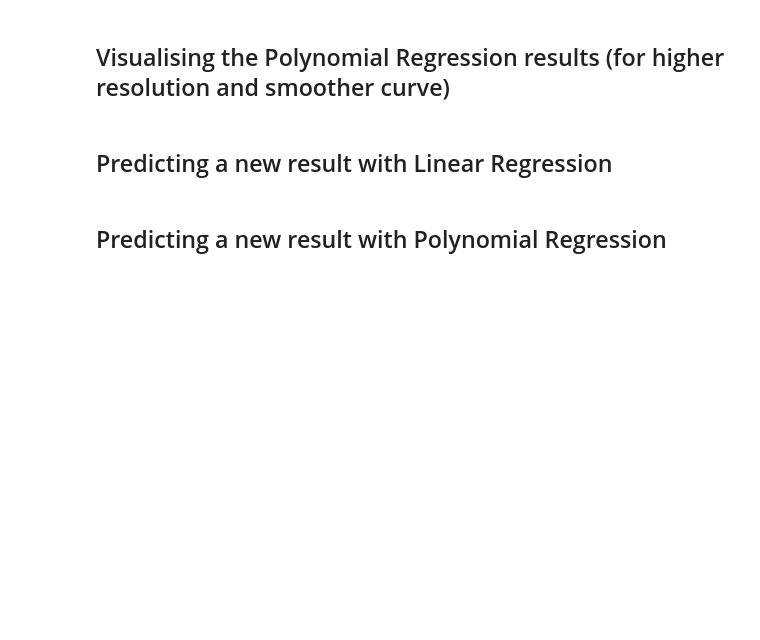
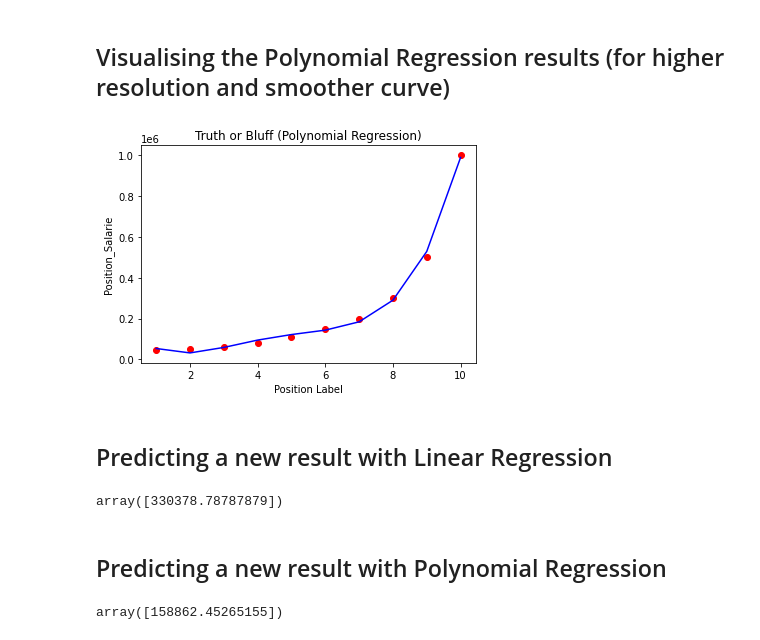
Before and after one commit to KazuyaSerizawa/Machine-Learning-A-Z, a Jupyter notebook: polynomial_regression.ipynb, the cells around one changed output. Cells and saved outputs as stored; diff of their text form; code cells hidden in the pictures; blank space fills up the shorter version.

```diff
--- a/polynomial_regression.ipynb
+++ b/polynomial_regression.ipynb
@@ -57,6 +57,25 @@ plt.show()
 # %% [markdown]
 ## Visualising the Polynomial Regression results (for higher resolution and smoother curve)
+# %%
+X_grid = np.arange(min(X), max(X),0.1)
+X_grid = X_grid.reshape(len(X_grid),1)
+plt.scatter(X, y, color = 'red')
+plt.plot(X, lin_reg_2.predict(X_poly), color = 'blue')
+plt.title('Truth or Bluff (Polynomial Regression)')
+plt.xlabel('Position Label')
+plt.ylabel('Position_Salarie')
+plt.show()
+# %% [output]
+[figure, added]
 # %% [markdown]
 ## Predicting a new result with Linear Regression
+# %%
+lin_reg.predict([[6.5]])
+# %% [output]
+array([330378.78787879])
 # %% [markdown]
 ## Predicting a new result with Polynomial Regression
+# %%
+lin_reg_2.predict(poly_reg.fit_transform([[6.5]]))
+# %% [output]
+array([158862.45265155])
```
Also changed, not shown: parts of 2 cells of this notebook.
